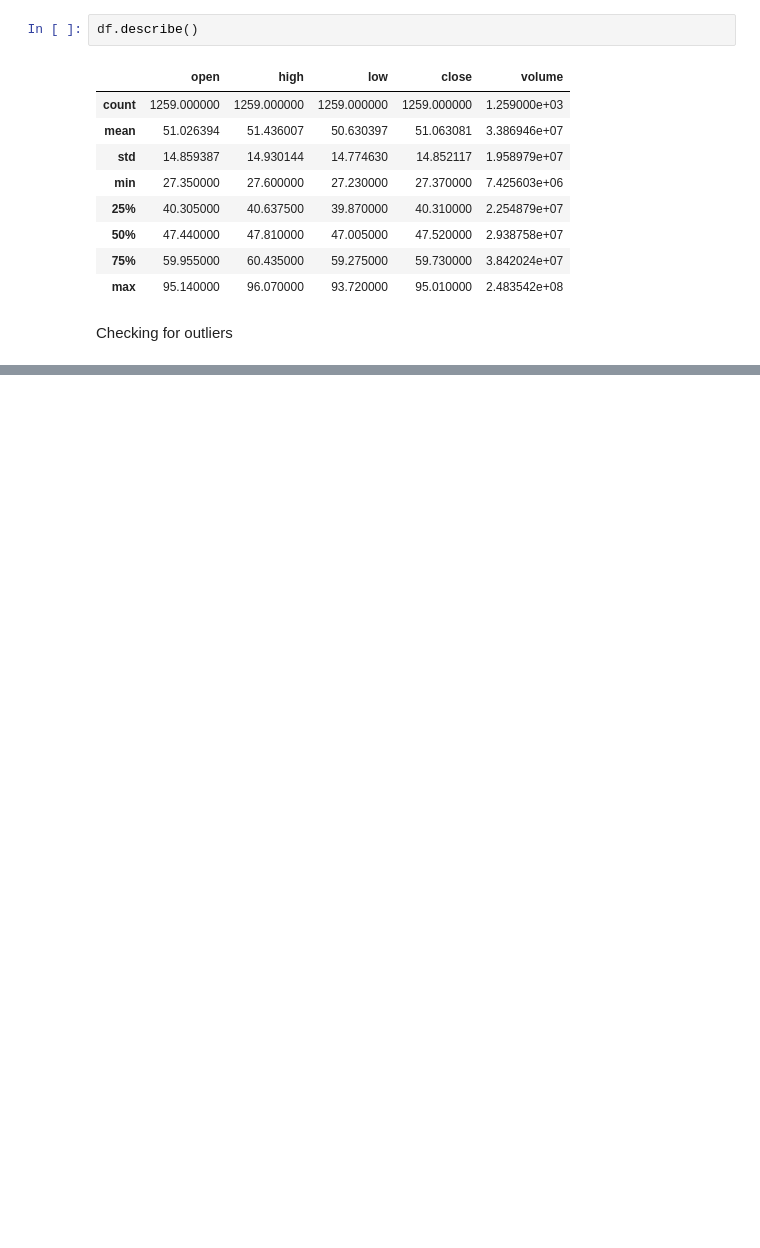
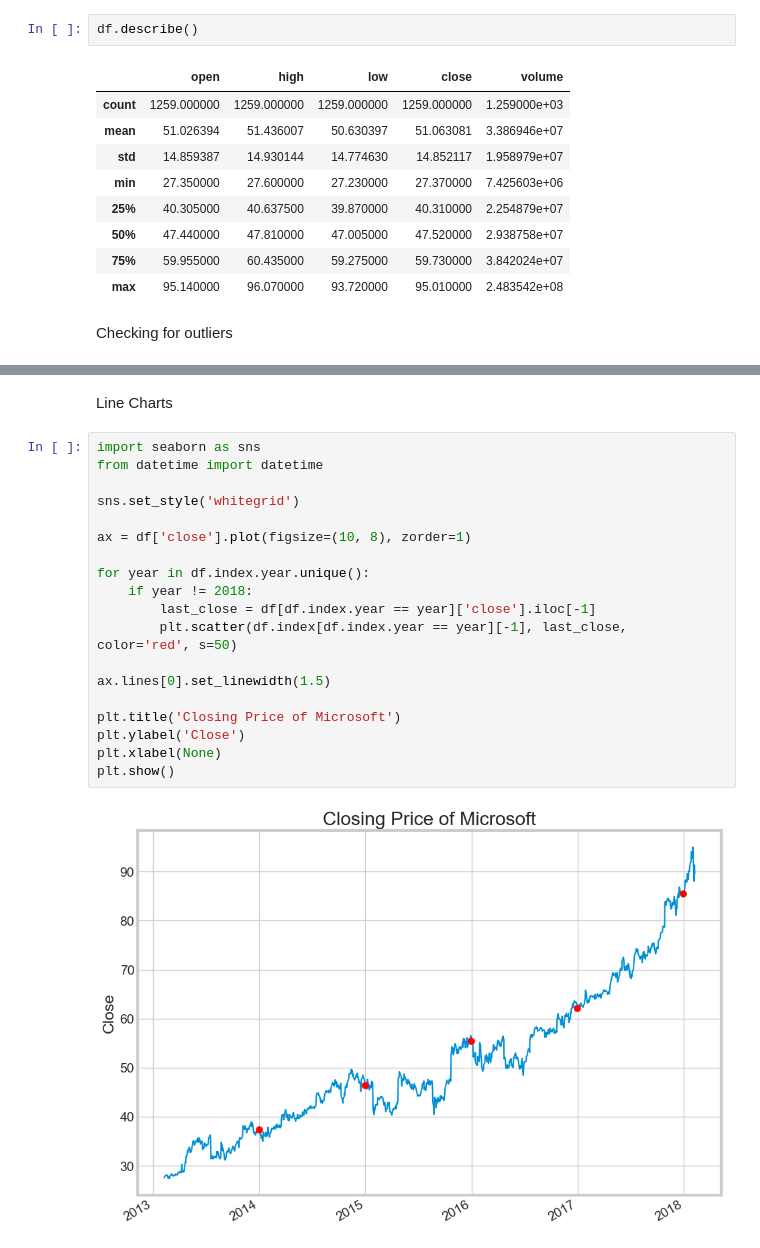
Before and after one commit to ptorija/Time-series-visualization, a Jupyter notebook: main.ipynb, the cells around one changed output, grey strips where cells are left out. Drawn from its saved outputs; the diff is of its cells as text; blank space fills up the shorter version.

```diff
--- a/main.ipynb
+++ b/main.ipynb
@@ -86,0 +107,23 @@ KeyError: "None of [Index(['Open', 'High', 'Low', 'Close', 'Volume'], dtype='obj
+# %% [markdown]
+Line Charts
+# %%
+import seaborn as sns
+from datetime import datetime
+
+sns.set_style('whitegrid')
+
+ax = df['close'].plot(figsize=(10, 8), zorder=1)
+
+for year in df.index.year.unique():
+    if year != 2018:
+        last_close = df[df.index.year == year]['close'].iloc[-1]
+        plt.scatter(df.index[df.index.year == year][-1], last_close, color='red', s=50)
+
+ax.lines[0].set_linewidth(1.5)
+
+plt.title('Closing Price of Microsoft')
+plt.ylabel('Close')
+plt.xlabel(None)
+plt.show()
+# %% [output]
+[figure, added]
```
Also changed, not shown: parts of 7 cells of this notebook.
